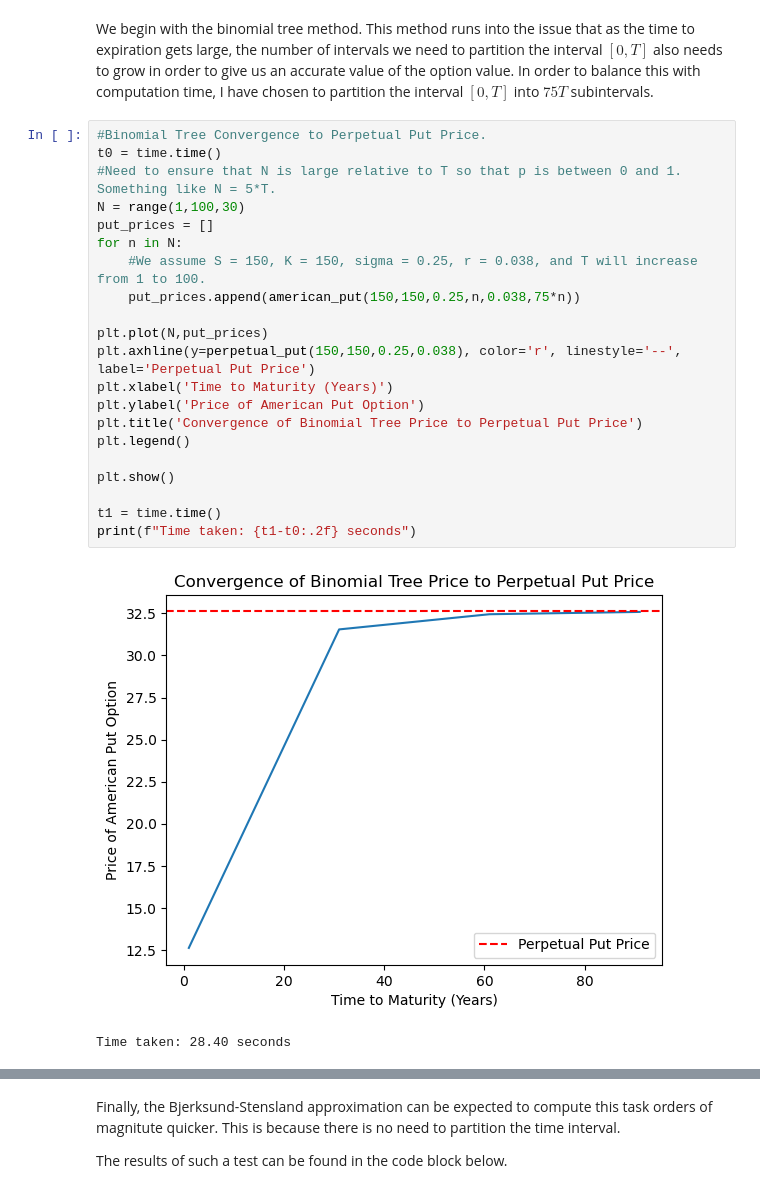
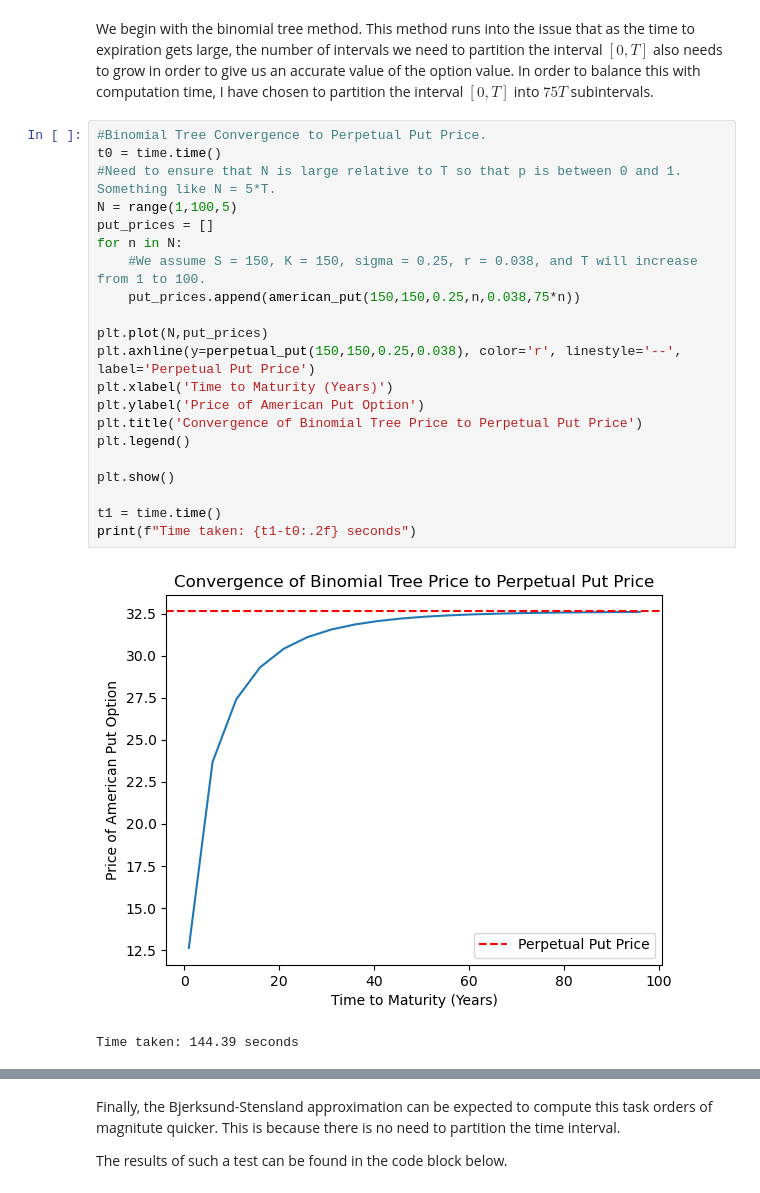
Before and after one commit to nathan-p-burns/pricing_american_options, a Jupyter notebook: pricing_american_options.ipynb, the cells around one changed output, grey strips where cells are left out. Cells and saved outputs as stored; diff of their text form.

```diff
--- a/pricing_american_options.ipynb
+++ b/pricing_american_options.ipynb
@@ -671,27 +671,27 @@ We begin with the binomial tree method. This method runs into the issue that as
 # %%
 #Binomial Tree Convergence to Perpetual Put Price.
 t0 = time.time()
 #Need to ensure that N is large relative to T so that p is between 0 and 1. Something like N = 5*T.
-N = range(1,100,30)
+N = range(1,100,5)
 put_prices = []
 for n in N:
     #We assume S = 150, K = 150, sigma = 0.25, r = 0.038, and T will increase from 1 to 100.
     put_prices.append(american_put(150,150,0.25,n,0.038,75*n))
 
 plt.plot(N,put_prices)
 plt.axhline(y=perpetual_put(150,150,0.25,0.038), color='r', linestyle='--', label='Perpetual Put Price')
 plt.xlabel('Time to Maturity (Years)')
 plt.ylabel('Price of American Put Option')
 plt.title('Convergence of Binomial Tree Price to Perpetual Put Price')
 plt.legend()
 
 plt.show()
 
 t1 = time.time()
 print(f"Time taken: {t1-t0:.2f} seconds")
 # %% [output]
-[figure, old version]
+[figure, new version]
-Time taken: 28.40 seconds
+Time taken: 144.39 seconds
 # %% [markdown]
 As we can see, the price of the American-put option does indeed increase with time-to-expiration, but even more than that, we can conclude that the value converges to the value of the perpetual put option.
 
```
Also changed, not shown: parts of 8 cells of this notebook.
